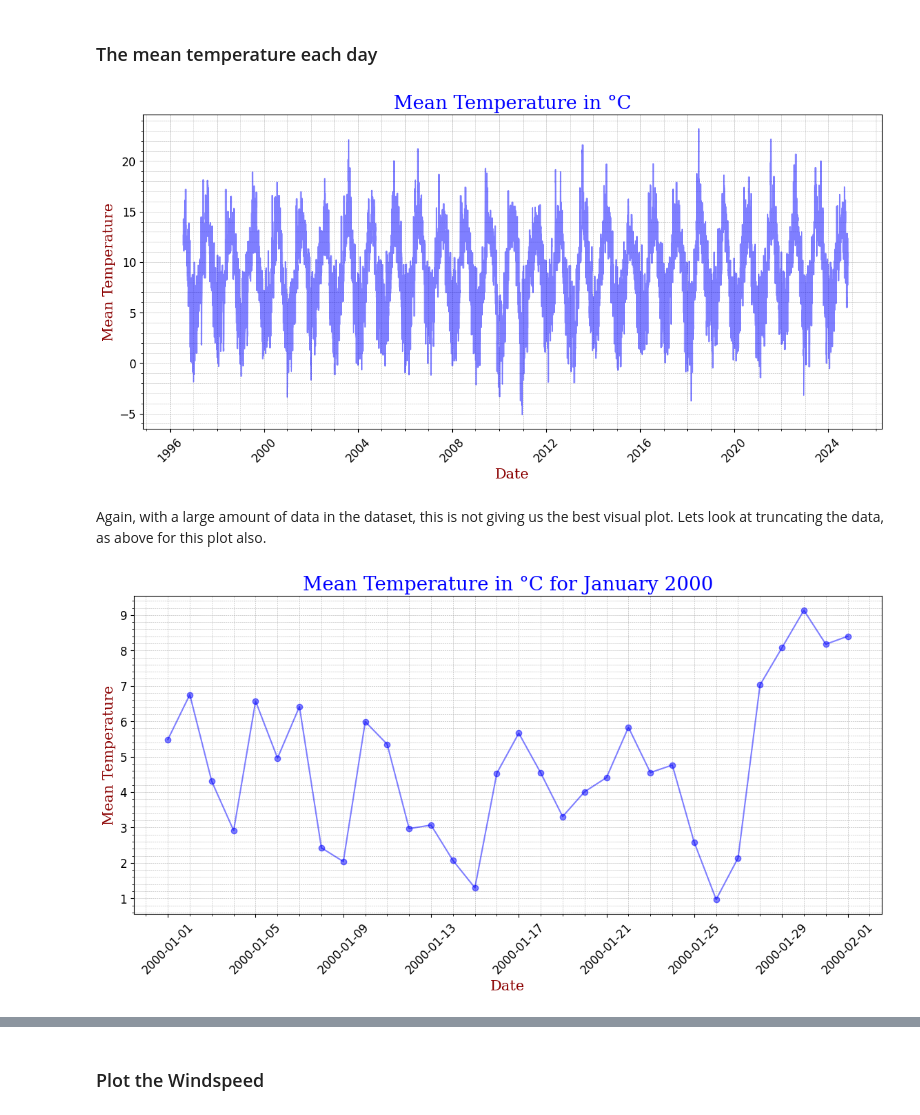
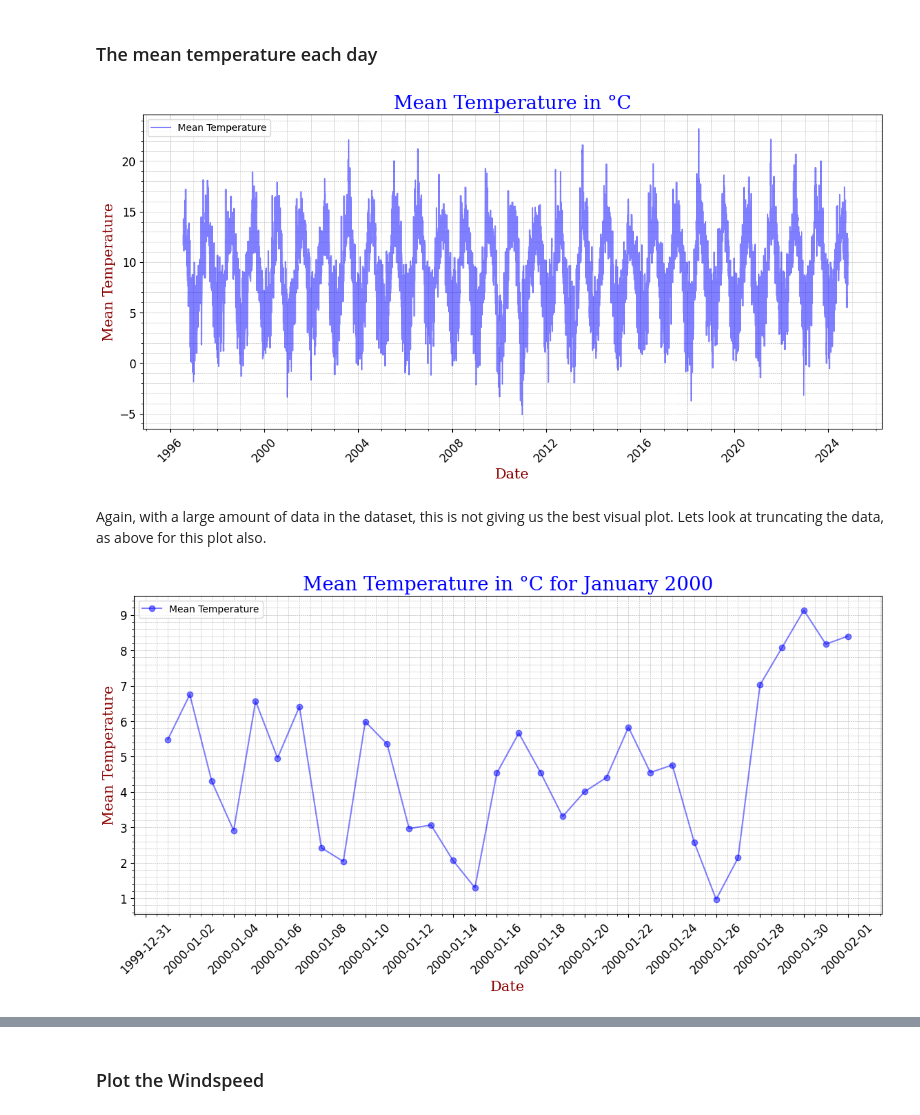
Before and after one commit to MikeCurleyCoosan/PFDA, a Jupyter notebook: PFDA_assignments/assignment06_weather.ipynb, the cells around one changed output, grey strips where cells are left out. Saved outputs shown, nothing was run; the diff lists cells and outputs as text; code cells hidden in the pictures.

```diff
--- a/PFDA_assignments/assignment06_weather.ipynb
+++ b/PFDA_assignments/assignment06_weather.ipynb
@@ -234,41 +256,64 @@ colors = ['blue', 'green', 'red']
 font1 = {'family':'serif','color':'blue','size':20}
 font2 = {'family':'serif','color':'darkred','size':15}
 
+#Plot the mean temperature
 ax.plot(meantemp_daily.index, meantemp_daily, color='blue', alpha=0.5)
+#Add a grid
 ax.grid(True, which='both', linestyle='--', linewidth=0.4)
+#Add a title
 ax.set_title('Mean Temperature in °C', fontdict = font1)
+#Add labels
 ax.set_xlabel('Date', fontdict = font2)
-ax.set_ylabel('Mean Temperature', fontdict = font2);
+ax.set_ylabel('Mean Temperature', fontdict = font2)
+#Add a legend
+plt.legend(['Mean Temperature'], loc='upper left')
+
+#Add ticks
 plt.xticks(fontsize=12, rotation=45)
 plt.yticks(fontsize=12)
 ax.minorticks_on()
 # %% [output]
-[figure, old version]
+[figure, new version]
 # %% [markdown]
 Again, with a large amount of data in the dataset, this is not giving us the best visual plot. Lets look at truncating the data, as above for this plot also.
 # %%
+#Get the meantemp based on a daily resamplet of the dataset.
 truncated_meantemp = truncatedDF['Temperature (°C)'].resample('D').mean()
 
 ##Plot the mean temperature data
 fig, ax = plt.subplots(figsize=(14, 6))
 
 #Set the colors for the pie chart.
 colors = ['blue', 'green', 'red']
 
 #Set the font for the x and y axis labels and the title
 font1 = {'family':'serif','color':'blue','size':20}
 font2 = {'family':'serif','color':'darkred','size':15}
 
+#Plot the mean temperature for January 2000
 ax.plot(truncated_meantemp,  color='blue', alpha=0.5, marker='o')
+#Add a title
 ax.set_title('Mean Temperature in °C for January 2000', fontdict = font1)
+#Add labels
 ax.set_xlabel('Date', fontdict = font2)
-ax.set_ylabel('Mean Temperature', fontdict = font2);
+ax.set_ylabel('Mean Temperature', fontdict = font2)
+#Add a grid
 ax.grid(True, which='both', linestyle='--', linewidth=0.4)
+
+#Set the major locator to every 2nd day, minor locator to every day.
+ax.xaxis.set_major_locator(mdate.DayLocator(interval=2))
+ax.xaxis.set_major_formatter(mdate.DateFormatter('%Y-%m-%d'))
+ax.xaxis.set_minor_locator(mdate.DayLocator())
+
+#Add a legend
+plt.legend(['Mean Temperature'], loc='upper left')
+
+#Add and customise your ticks
 plt.xticks(fontsize=12, rotation=45)
 plt.yticks(fontsize=12)
 ax.minorticks_on()
 # %% [output]
-[figure, old version]
+[figure, new version]
 # %%
 #Calculate the mean temperature for each month.
 #We can use the resample method to calculate the mean temperature for each month
```
Also changed, not shown: parts of 9 cells of this notebook.
